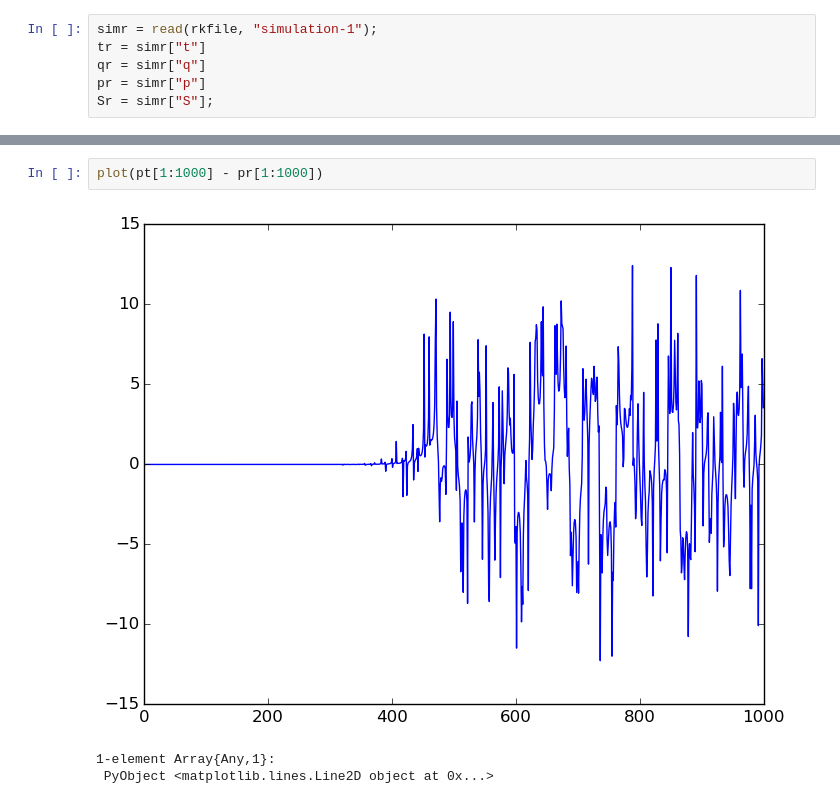
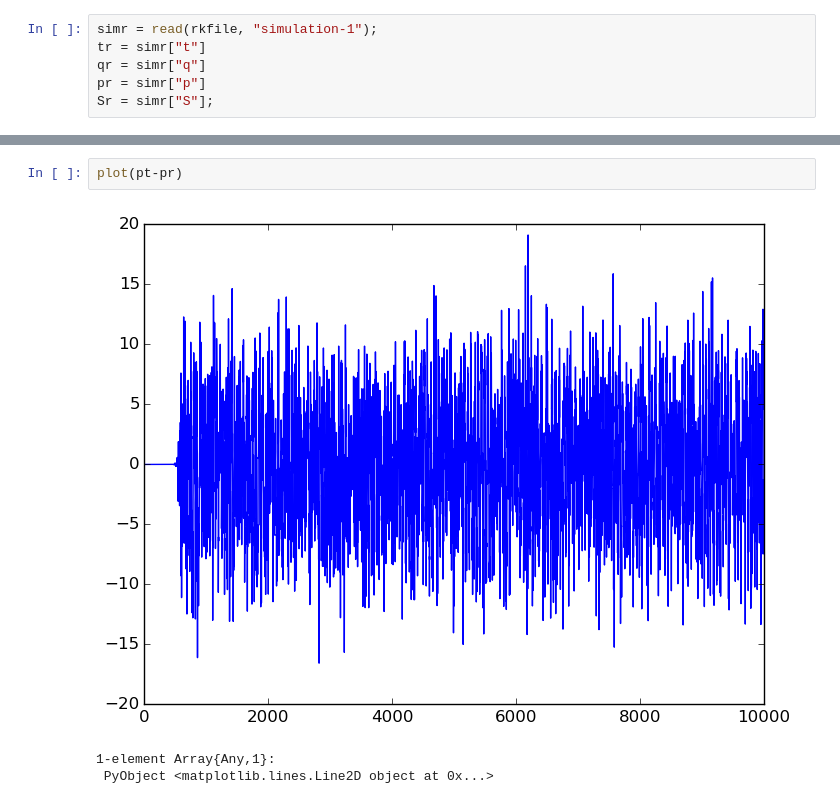
Before and after one commit to dapias/ContactFlowsTaylor, a Jupyter notebook: RungeKutta/notebooks/comparisonRKandTaylor.ipynb, the cells around one changed output, grey strips where cells are left out. Drawn from its saved outputs; the diff is of its cells as text.

```diff
--- a/RungeKutta/notebooks/comparisonRKandTaylor.ipynb
+++ b/RungeKutta/notebooks/comparisonRKandTaylor.ipynb
@@ -81,7 +73,7 @@ plot(tt - tr)
 # %%
-plot(pt[1:1000] - pr[1:1000])
+plot(pt-pr)
 # %% [output]
-[figure, old version]
+[figure, new version]
 1-element Array{Any,1}:
  PyObject <matplotlib.lines.Line2D object at 0x...>
 # %%
```
Also changed, not shown: parts of 8 cells of this notebook, 2 other files.
